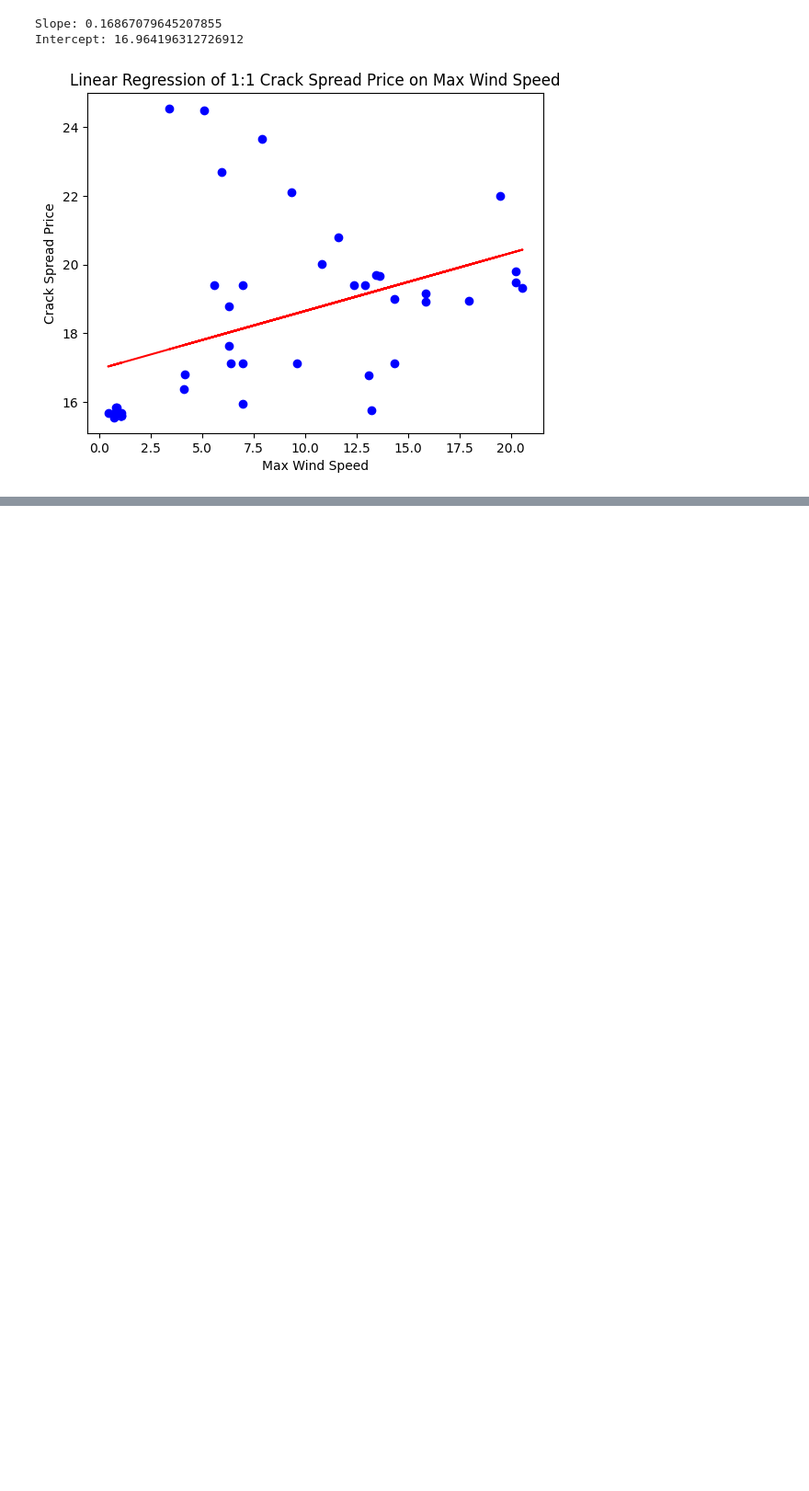
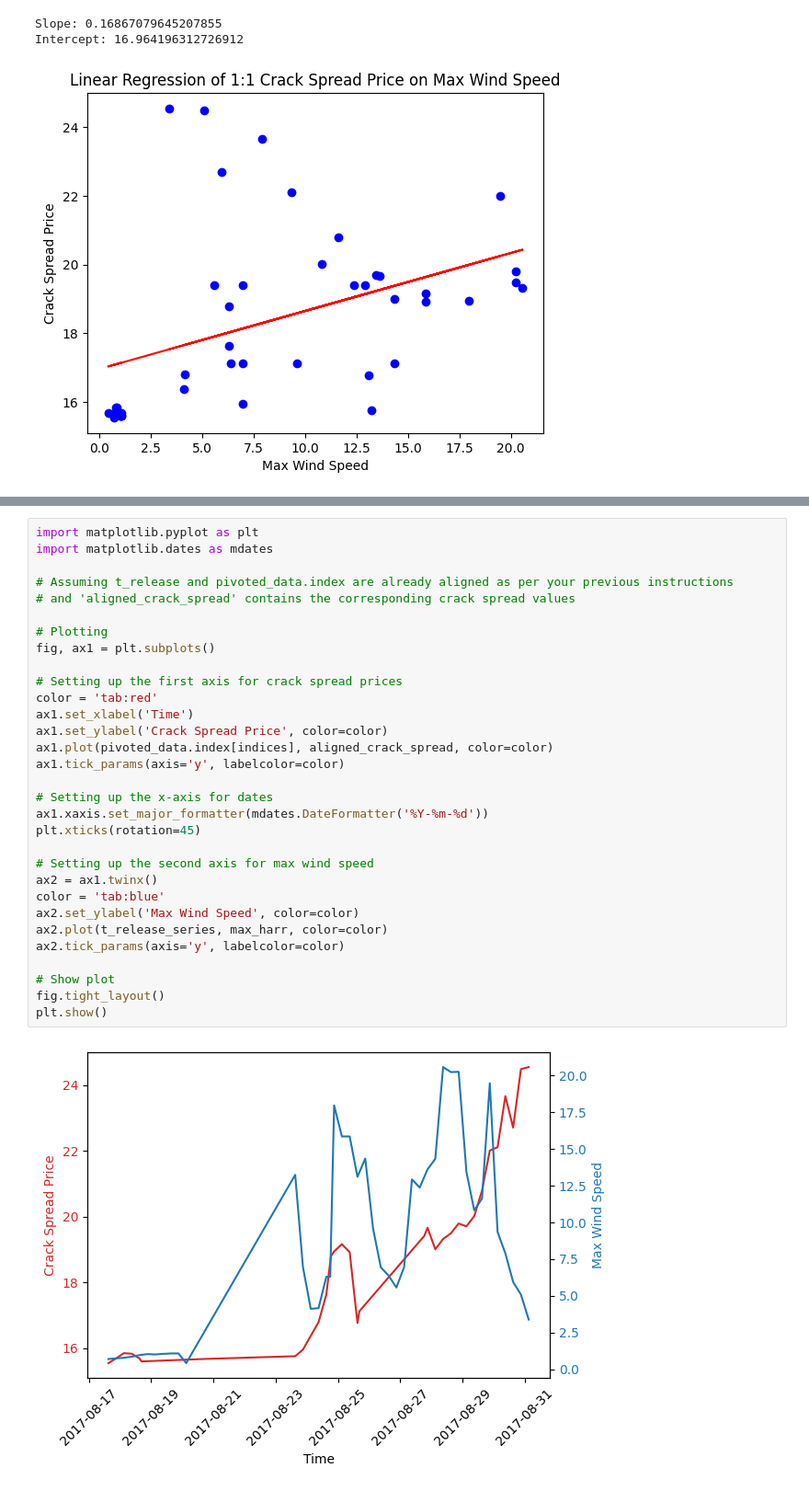
Before and after one commit to dtieshue/orfe-senior-thesis, a Jupyter notebook: regression.ipynb, the cells around one changed output, grey strips where cells are left out. Shown at 92% size. Cells and saved outputs as stored; diff of their text form; blank space fills up the shorter version.

```diff
--- a/regression.ipynb
+++ b/regression.ipynb
@@ -480,3 +554,36 @@ Covariance Type:            nonrobust
 
 Notes:
 [1] Standard Errors assume that the covariance matrix of the errors is correctly specified.
+# %%
+import matplotlib.pyplot as plt
+import matplotlib.dates as mdates
+
+# Assuming t_release and pivoted_data.index are already aligned as per your previous instructions
+# and 'aligned_crack_spread' contains the corresponding crack spread values
+
+# Plotting
+fig, ax1 = plt.subplots()
+
+# Setting up the first axis for crack spread prices
+color = 'tab:red'
+ax1.set_xlabel('Time')
+ax1.set_ylabel('Crack Spread Price', color=color)
+ax1.plot(pivoted_data.index[indices], aligned_crack_spread, color=color)
+ax1.tick_params(axis='y', labelcolor=color)
+
+# Setting up the x-axis for dates
+ax1.xaxis.set_major_formatter(mdates.DateFormatter('%Y-%m-%d'))
+plt.xticks(rotation=45)
+
+# Setting up the second axis for max wind speed
+ax2 = ax1.twinx()
+color = 'tab:blue'
+ax2.set_ylabel('Max Wind Speed', color=color)
+ax2.plot(t_release_series, max_harr, color=color)
+ax2.tick_params(axis='y', labelcolor=color)
+
+# Show plot
+fig.tight_layout()
+plt.show()
+# %% [output]
+[figure, added]
```
Also changed, not shown: parts of 9 cells of this notebook, 6 other files.
